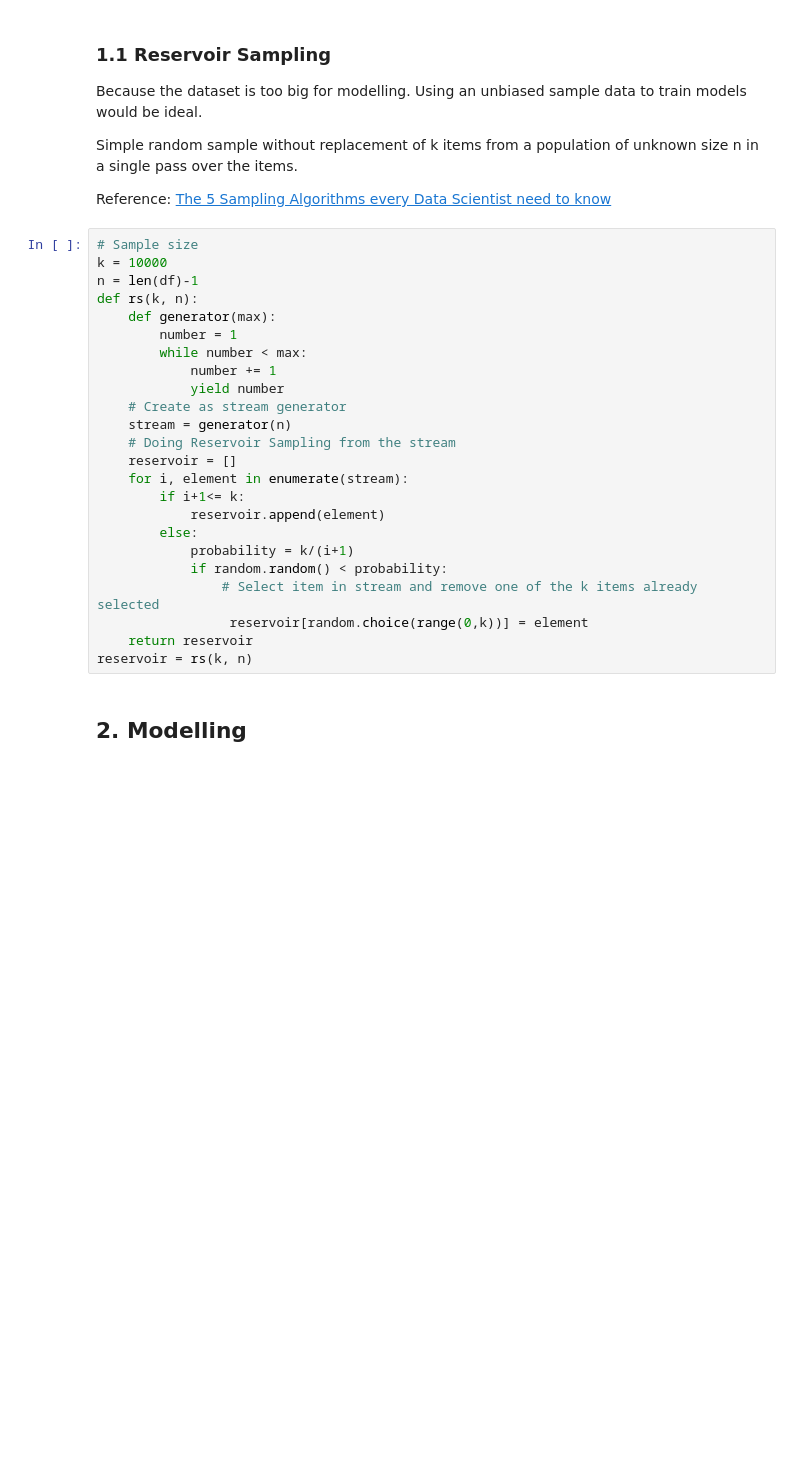
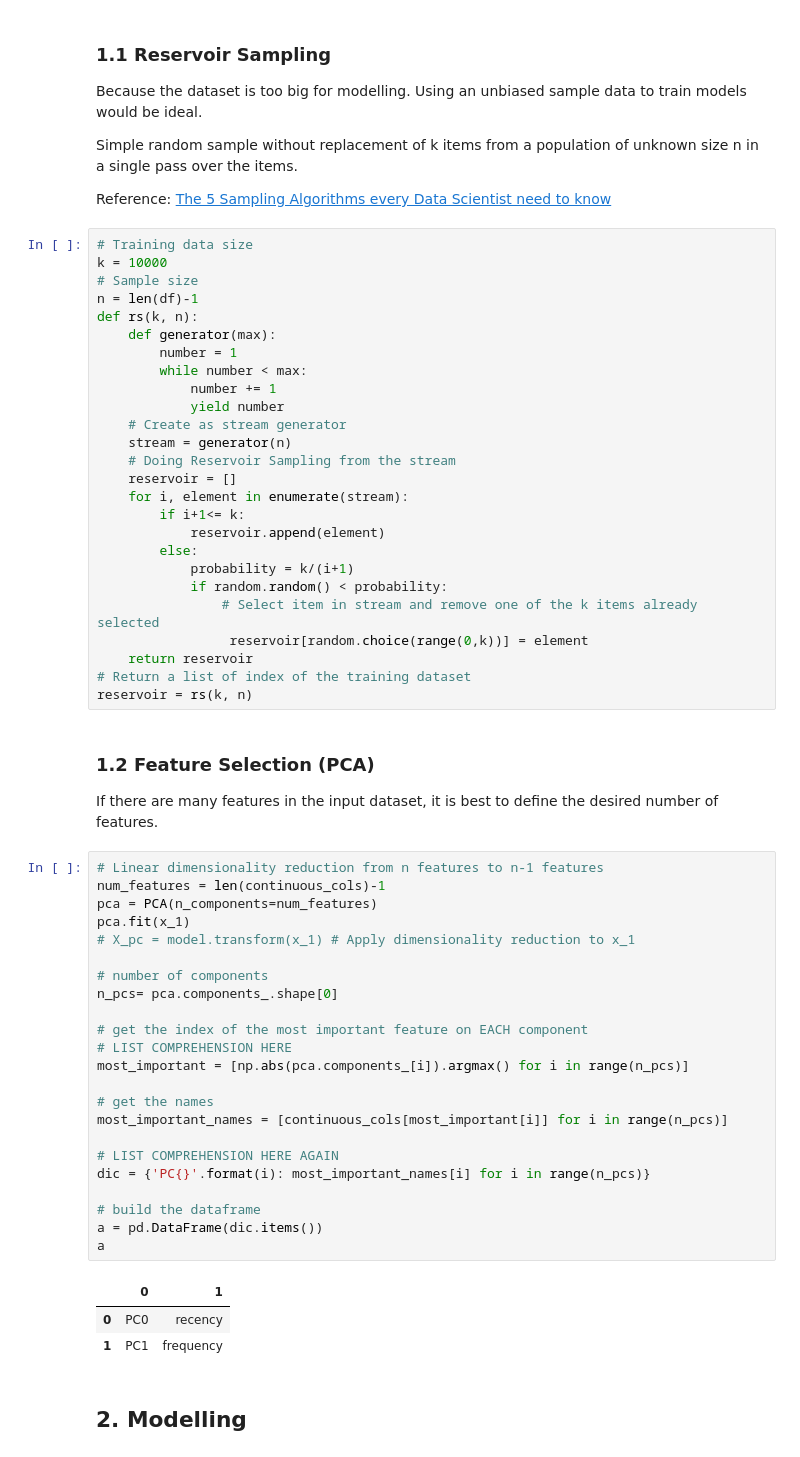
Before and after one commit to lizzzfang/Customer-Analytics, a Jupyter notebook: Clustering.ipynb, the cells around one changed output. Cells and saved outputs as stored; diff of their text form; blank space fills up the shorter version.

```diff
--- a/Clustering.ipynb
+++ b/Clustering.ipynb
@@ -48,8 +55,9 @@ Simple random sample without replacement of k items from a population of unknown
 
 Reference: [The 5 Sampling Algorithms every Data Scientist need to know](https://towardsdatascience.com/the-5-sampling-algorithms-every-data-scientist-need-to-know-43c7bc11d17c)
 # %%
+# Training data size
+k = 10000
 # Sample size
-k = 10000
 n = len(df)-1
 def rs(k, n):
     def generator(max):
@@ -70,7 +78,38 @@ def rs(k, n):
                 # Select item in stream and remove one of the k items already selected
                  reservoir[random.choice(range(0,k))] = element
     return reservoir
+# Return a list of index of the training dataset
 reservoir = rs(k, n)
+# %% [markdown]
+### 1.2  Feature Selection (PCA)
+If there are many features in the input dataset, it is best to define the desired number of features.
+# %%
+# Linear dimensionality reduction from n features to n-1 features
+num_features = len(continuous_cols)-1
+pca = PCA(n_components=num_features)
+pca.fit(x_1)
+# X_pc = model.transform(x_1) # Apply dimensionality reduction to x_1
+
+# number of components
+n_pcs= pca.components_.shape[0]
+
+# get the index of the most important feature on EACH component
+# LIST COMPREHENSION HERE
+most_important = [np.abs(pca.components_[i]).argmax() for i in range(n_pcs)]
+
+# get the names
+most_important_names = [continuous_cols[most_important[i]] for i in range(n_pcs)]
+
+# LIST COMPREHENSION HERE AGAIN
+dic = {'PC{}'.format(i): most_important_names[i] for i in range(n_pcs)}
+
+# build the dataframe
+a = pd.DataFrame(dic.items())
+a
+# %% [output]
+|  | 0 | 1 |
+| 0 | PC0 | recency |
+| 1 | PC1 | frequency |
 # %% [markdown]
 ## 2. Modelling
 # %% [markdown]
```
Also changed, not shown: parts of 25 cells of this notebook, 2 other files.
